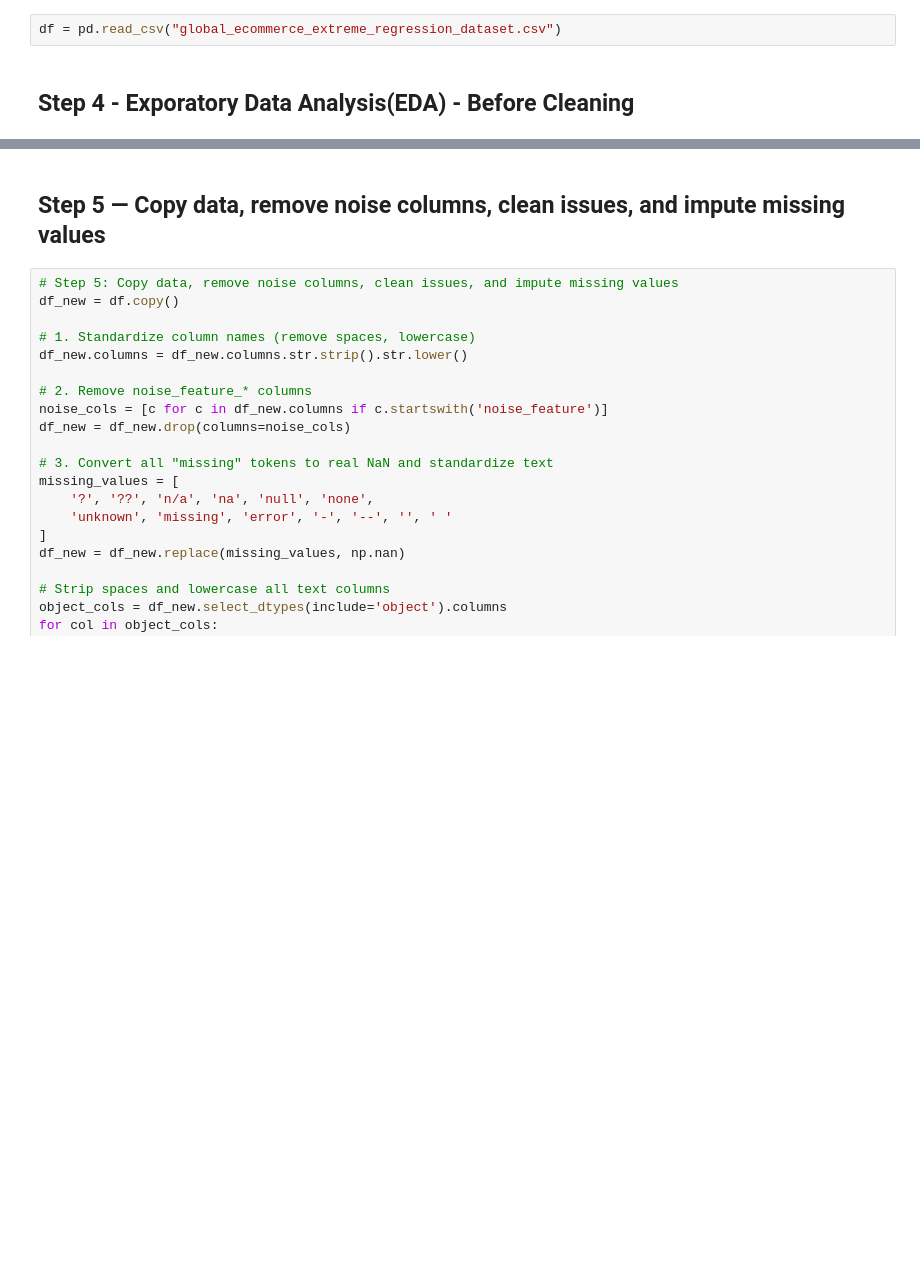
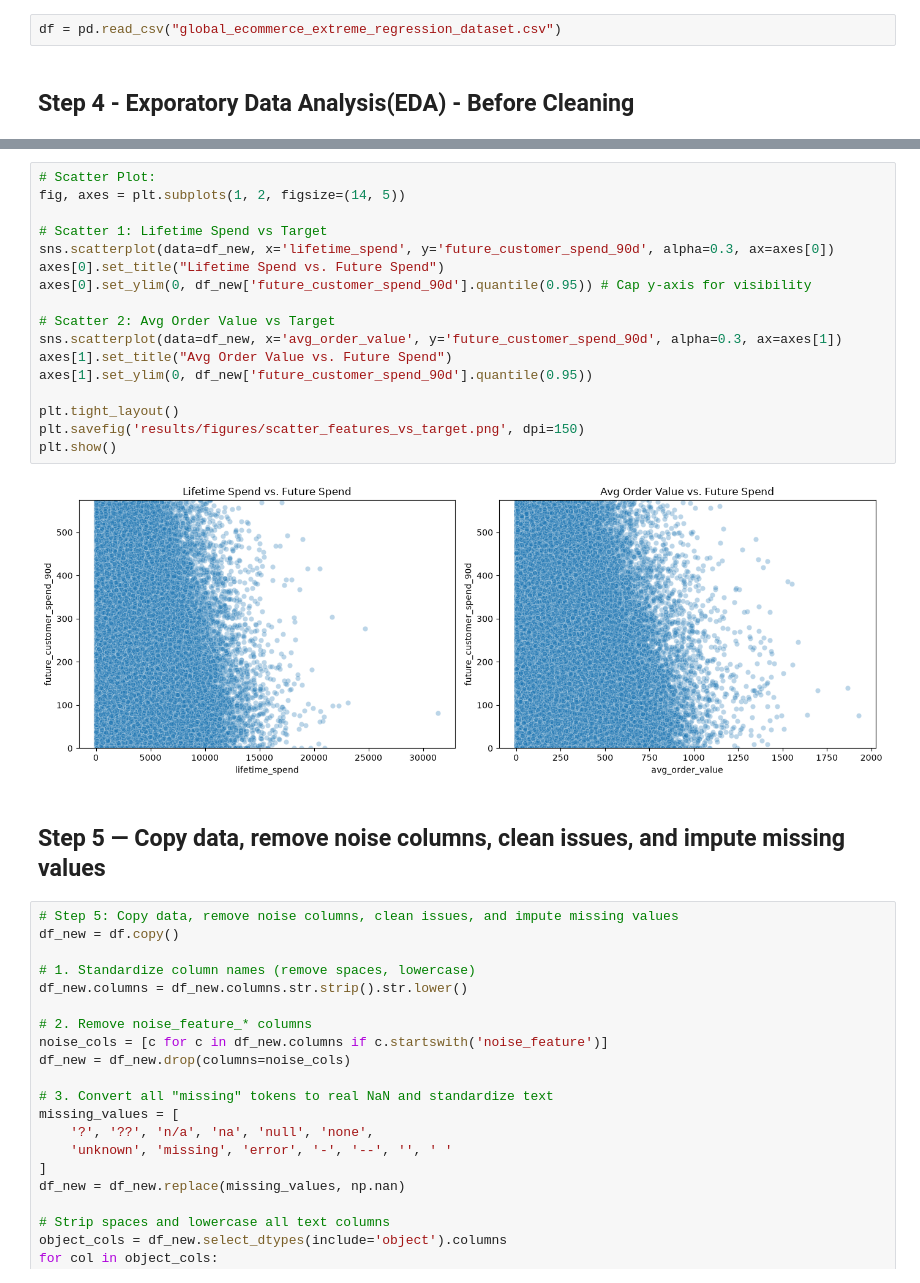
Before and after one commit to Fali40/CDS4003_Project, a Jupyter notebook: Code.ipynb, the cells around one changed output, grey strips where cells are left out. Saved outputs shown, nothing was run; the diff lists cells and outputs as text; blank space fills up the shorter version.

```diff
--- a/Code.ipynb
+++ b/Code.ipynb
@@ -107,3 +148,22 @@ Min: 0.0 Median: 137.835 95th pct: 574.1004999999999 Max: 72490.81
+# %%
+# Scatter Plot:
+fig, axes = plt.subplots(1, 2, figsize=(14, 5))
+
+# Scatter 1: Lifetime Spend vs Target
+sns.scatterplot(data=df_new, x='lifetime_spend', y='future_customer_spend_90d', alpha=0.3, ax=axes[0])
+axes[0].set_title("Lifetime Spend vs. Future Spend")
+axes[0].set_ylim(0, df_new['future_customer_spend_90d'].quantile(0.95)) # Cap y-axis for visibility
+
+# Scatter 2: Avg Order Value vs Target
+sns.scatterplot(data=df_new, x='avg_order_value', y='future_customer_spend_90d', alpha=0.3, ax=axes[1])
+axes[1].set_title("Avg Order Value vs. Future Spend")
+axes[1].set_ylim(0, df_new['future_customer_spend_90d'].quantile(0.95))
+
+plt.tight_layout()
+plt.savefig('results/figures/scatter_features_vs_target.png', dpi=150)
+plt.show()
+# %% [output]
+[figure, added]
 # %% [markdown]
 ## Step 5 — Copy data, remove noise columns, clean issues, and impute missing values
 # %%
```
Also changed, not shown: parts of 10 cells of this notebook, 1 other file.
